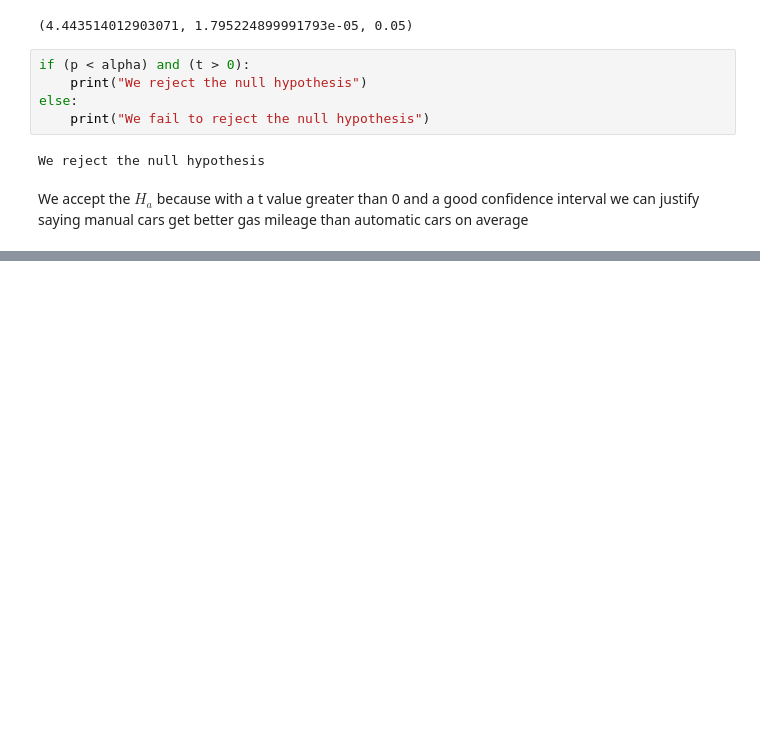
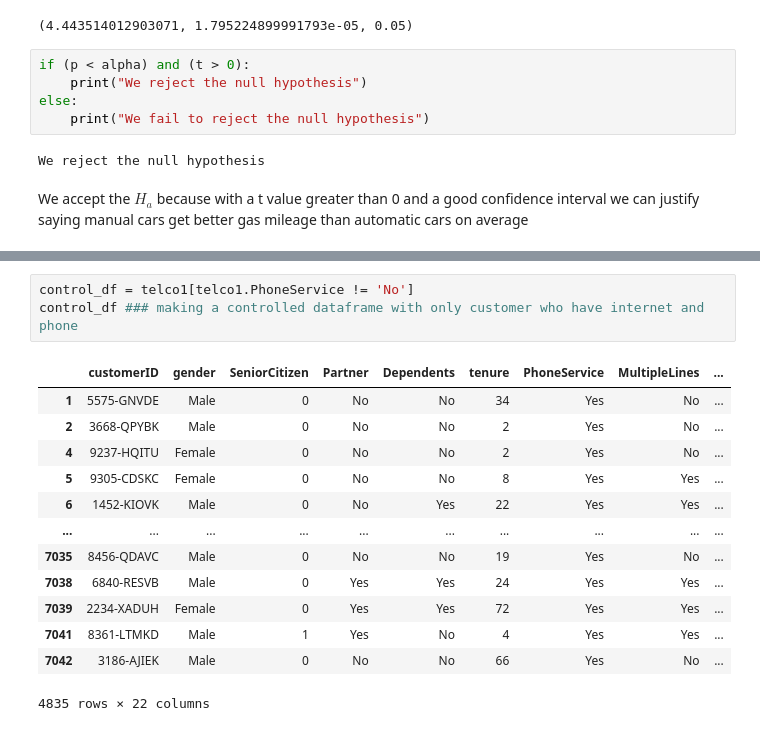
Before and after one commit to ForrestMccrosky/statistics-exercises, a Jupyter notebook: hypothesis_testing.ipynb, the cells around one changed output, grey strips where cells are left out. Cells and saved outputs as stored; diff of their text form; blank space fills up the shorter version.

```diff
--- a/hypothesis_testing.ipynb
+++ b/hypothesis_testing.ipynb
@@ -305,0 +417,17 @@ We accept the $H_a$ because with a t value greater than 0 and a good confidence
+# %%
+control_df = telco1[telco1.PhoneService != 'No']
+control_df ### making a controlled dataframe with only customer who have internet and phone
+# %% [output]
+|  | customerID | gender | SeniorCitizen | Partner | Dependents | tenure | PhoneService | MultipleLines | ... |
+| 1 | 5575-GNVDE | Male | 0 | No | No | 34 | Yes | No | ... |
+| 2 | 3668-QPYBK | Male | 0 | No | No | 2 | Yes | No | ... |
+| 4 | 9237-HQITU | Female | 0 | No | No | 2 | Yes | No | ... |
+| 5 | 9305-CDSKC | Female | 0 | No | No | 8 | Yes | Yes | ... |
+| 6 | 1452-KIOVK | Male | 0 | No | Yes | 22 | Yes | Yes | ... |
+| ... | ... | ... | ... | ... | ... | ... | ... | ... | ... |
+| 7035 | 8456-QDAVC | Male | 0 | No | No | 19 | Yes | No | ... |
+| 7038 | 6840-RESVB | Male | 0 | Yes | Yes | 24 | Yes | Yes | ... |
+| 7039 | 2234-XADUH | Female | 0 | Yes | Yes | 72 | Yes | Yes | ... |
+| 7041 | 8361-LTMKD | Male | 1 | Yes | No | 4 | Yes | Yes | ... |
+| 7042 | 3186-AJIEK | Male | 0 | No | No | 66 | Yes | No | ... |
+4835 rows × 22 columns
```
Also changed, not shown: parts of 41 cells of this notebook.
